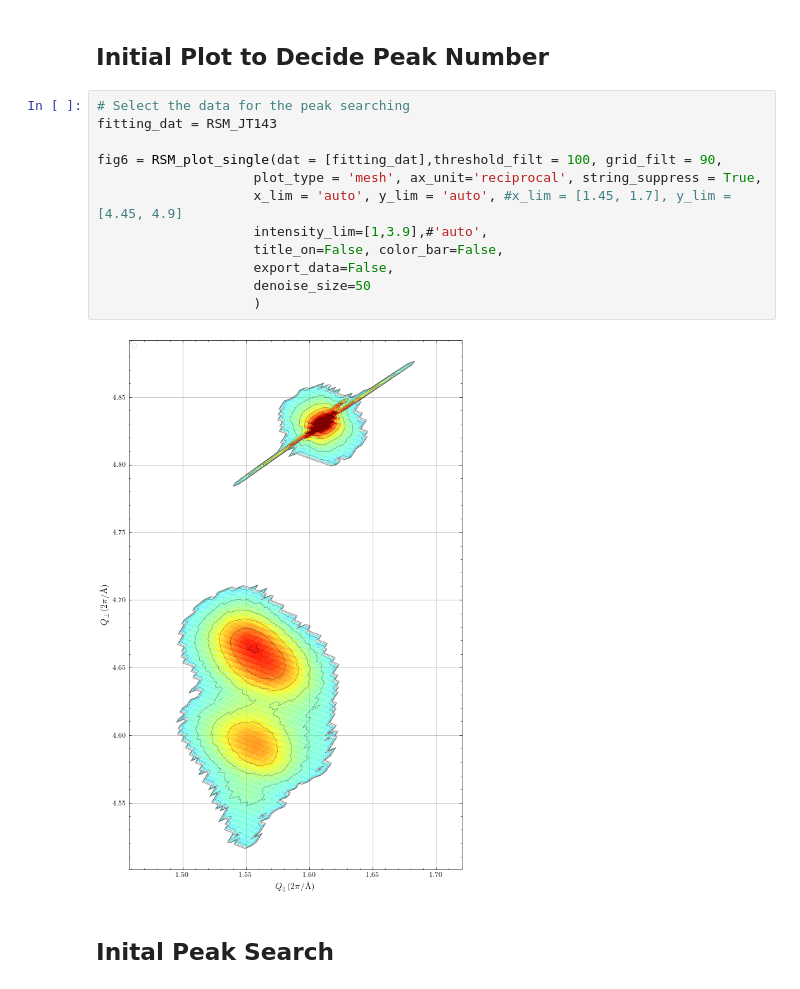
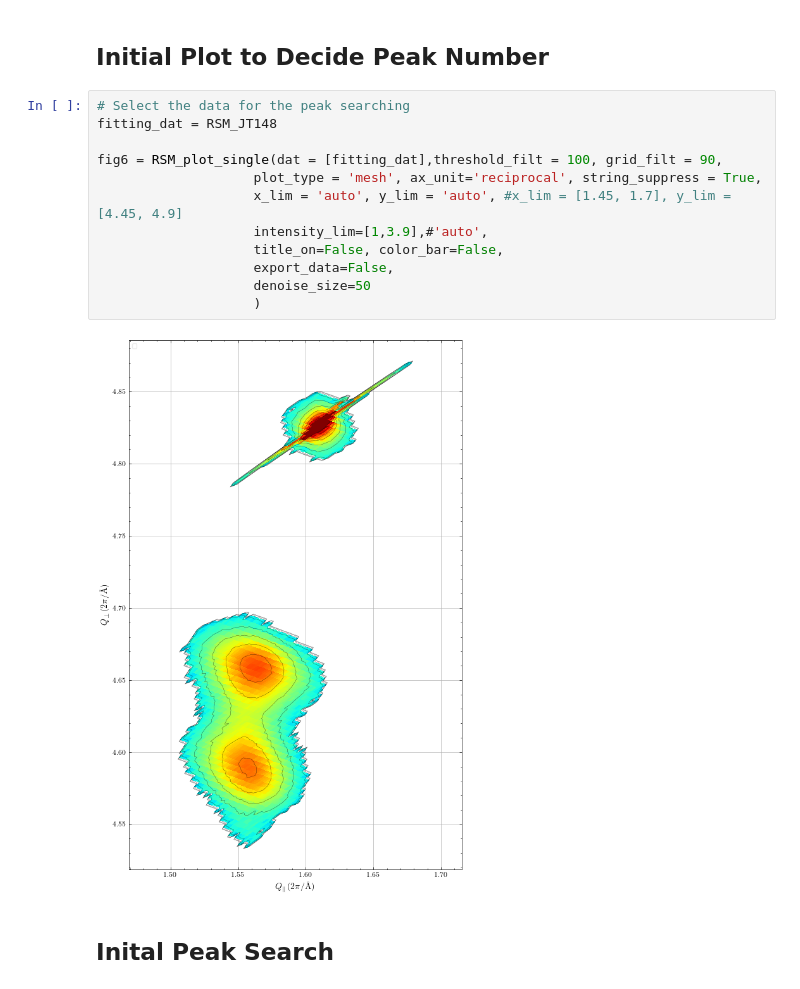
Before and after one commit to hc3413/Thin_Film_Analysis, a Jupyter notebook: RSM_Analysis.ipynb, the cells around one changed output. Saved outputs shown, nothing was run; the diff lists cells and outputs as text.

```diff
--- a/RSM_Analysis.ipynb
+++ b/RSM_Analysis.ipynb
@@ -229,18 +229,18 @@ RSM_DR008.file_name
 ## Initial Plot to Decide Peak Number
 # %%
 # Select the data for the peak searching
-fitting_dat = RSM_JT143
+fitting_dat = RSM_JT148
 
 fig6 = RSM_plot_single(dat = [fitting_dat],threshold_filt = 100, grid_filt = 90,
                     plot_type = 'mesh', ax_unit='reciprocal', string_suppress = True,
                     x_lim = 'auto', y_lim = 'auto', #x_lim = [1.45, 1.7], y_lim = [4.45, 4.9]
                     intensity_lim=[1,3.9],#'auto',
                     title_on=False, color_bar=False,
                     export_data=False,
                     denoise_size=50
                     )
 # %% [output]
-[figure, old version]
+[figure, new version]
 # %% [markdown]
 ## Inital Peak Search
 # %%
```
Also changed, not shown: parts of 7 cells of this notebook, 3 other files.
